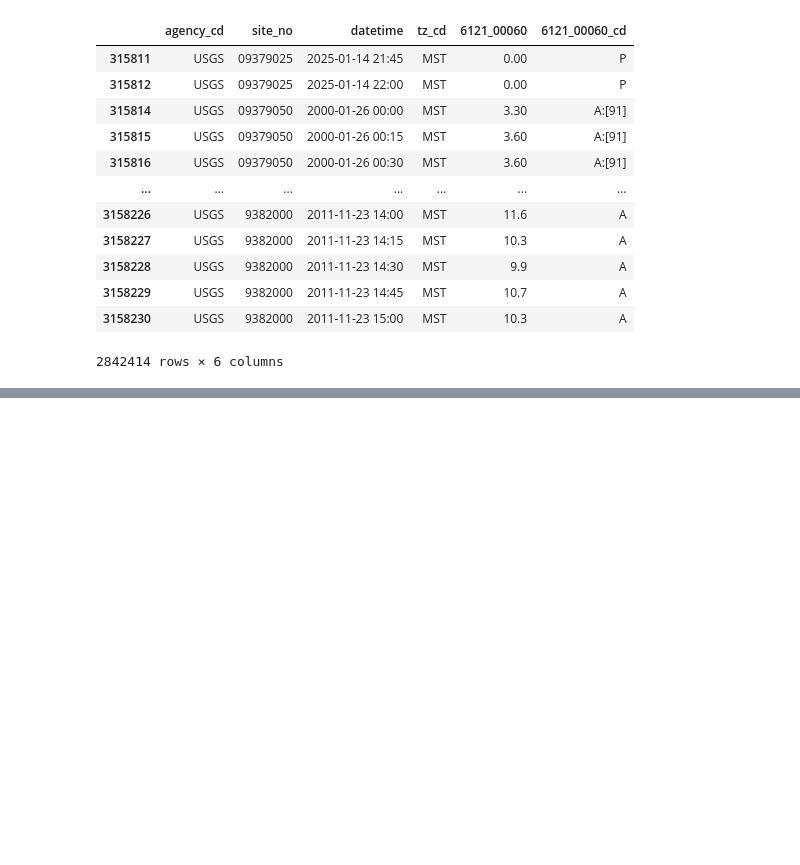
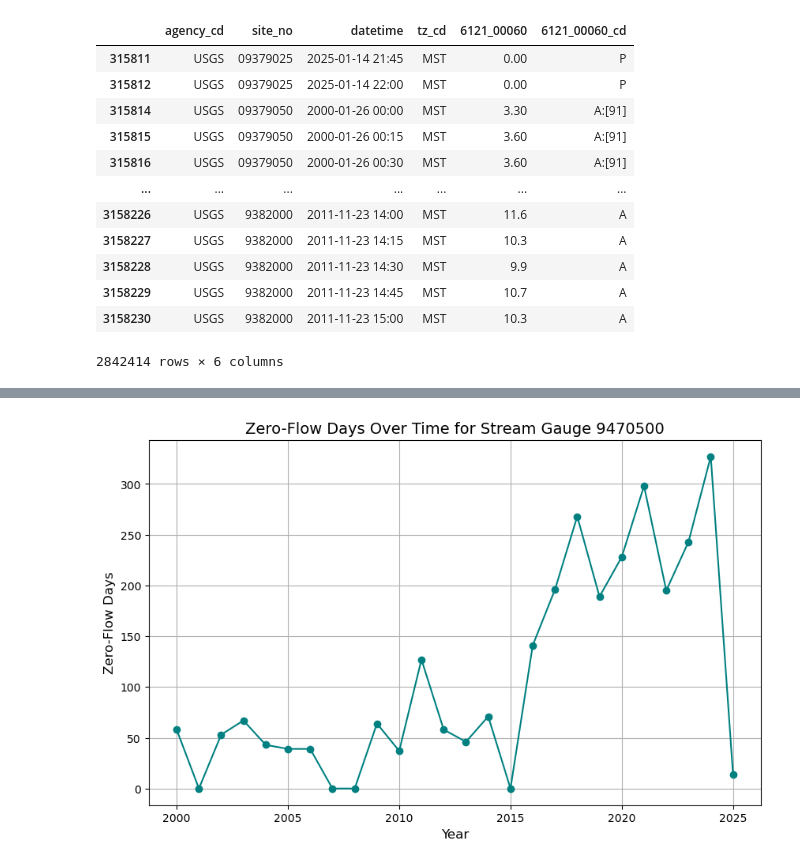
Before and after one commit to dtadych/Shallow_Groundwater_AZ, a Jupyter notebook: Code/FigureCreation/StreamGauges.ipynb, the cells around one changed output, grey strips where cells are left out. Drawn from its saved outputs; the diff is of its cells as text; code cells hidden in the pictures; blank space fills up the shorter version.

Commit message:
Cleaning up streamgauge data

```diff
--- a/Code/FigureCreation/StreamGauges.ipynb
+++ b/Code/FigureCreation/StreamGauges.ipynb
@@ -298,7 +293,7 @@ df.iloc[315811:3158225]
 df.to_csv("streamgauges_bettercleaning.csv")
 # %%
 cleaned_streamdb = pd.read_csv("streamgauges_bettercleaning.csv"
-                                ,sep='\t'
+                                # ,sep='\t'
                                 ,on_bad_lines='skip')
 cleaned_streamdb.head()
 # %% [output]
@@ -321 +329,5 @@ See the caveats in the documentation: https://pandas.pydata.org/pandas-docs/stab
+# %%
+# Extract date from datetime
+df['date'] = df['datetime'].dt.date  # Only keeps the date (YYYY-MM-DD)
+daily_avg = df.groupby(['site_no', 'date'])['6121_00060'].mean().reset_index()
 # %%
@@ -337,6 +346,5 @@ memory usage: 7.3+ GB
 # %%
-df = df.rename(columns={"agency_cd": "Agency",
-                   "site_no": "ID",
+daily_avg = daily_avg.rename(columns={"site_no": "ID",
                    "6121_00060": "Discharge (cfs)"}, errors="raise")
-df
+daily_avg
 # %% [output]
@@ -343,0 +368,10 @@ MemoryError: Unable to allocate 5.22 GiB for an array with shape (5, 140174942)
+# %%
+# Add a zero-flow flag
+daily_avg['Zero_Flow'] = daily_avg['Discharge (cfs)'].apply(lambda x: 1 if x == 0 else 0)
+
+# Extract the year from the date
+daily_avg['Year'] = pd.to_datetime(daily_avg['date']).dt.year
+
+# Count zero-flow days per year
+zero_flow_counts = daily_avg.groupby(['ID', 'Year'])['Zero_Flow'].sum().reset_index()
+zero_flow_counts
@@ -343,0 +420,23 @@ MemoryError: Unable to allocate 5.22 GiB for an array with shape (5, 140174942)
+# %%
+# Filter for a specific stream gauge
+stream_id = 9470500  # Replace with the actual stream ID you want
+stream_data = zero_flow_counts[zero_flow_counts['ID'] == stream_id]
+
+import matplotlib.pyplot as plt
+
+# Plot zero-flow days over time
+plt.figure(figsize=(10, 6))
+plt.plot(stream_data['Year'], stream_data['Zero_Flow'], marker='o', linestyle='-', color='teal')
+
+# Add labels, title, and grid
+plt.title(f'Zero-Flow Days Over Time for Stream Gauge {stream_id}', fontsize=14)
+plt.xlabel('Year', fontsize=12)
+plt.ylabel('Zero-Flow Days', fontsize=12)
+plt.grid(True)
+plt.xticks(fontsize=10)
+plt.yticks(fontsize=10)
+
+# Show the plot
+plt.show()
+# %% [output]
+[figure, added]
```
Also changed, not shown: parts of 19 cells of this notebook, 2 other files.
